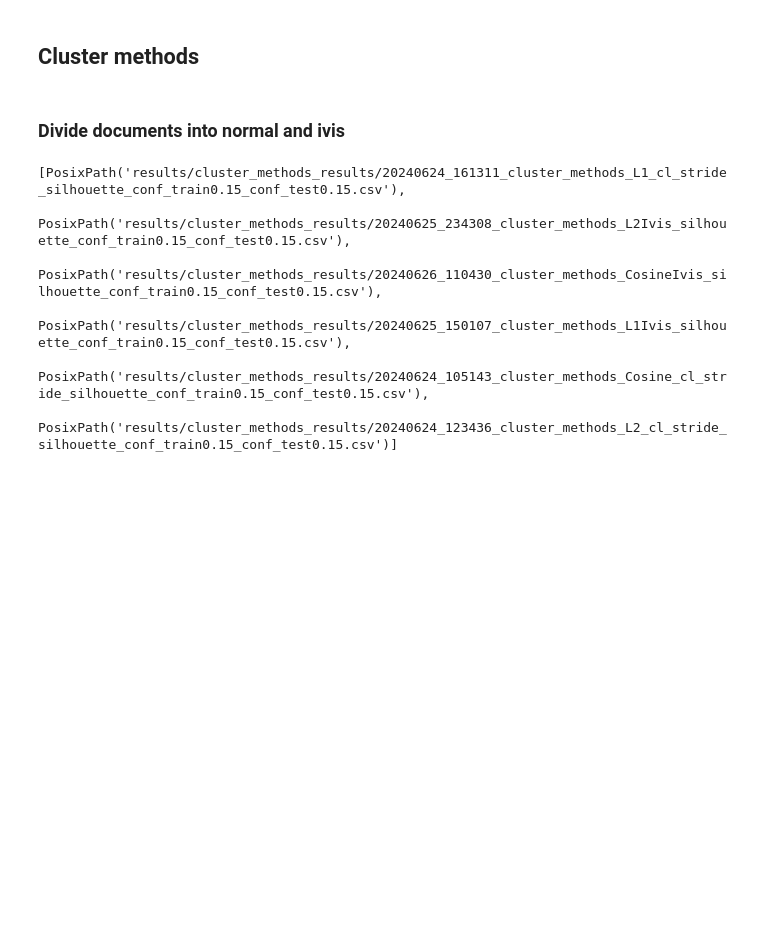
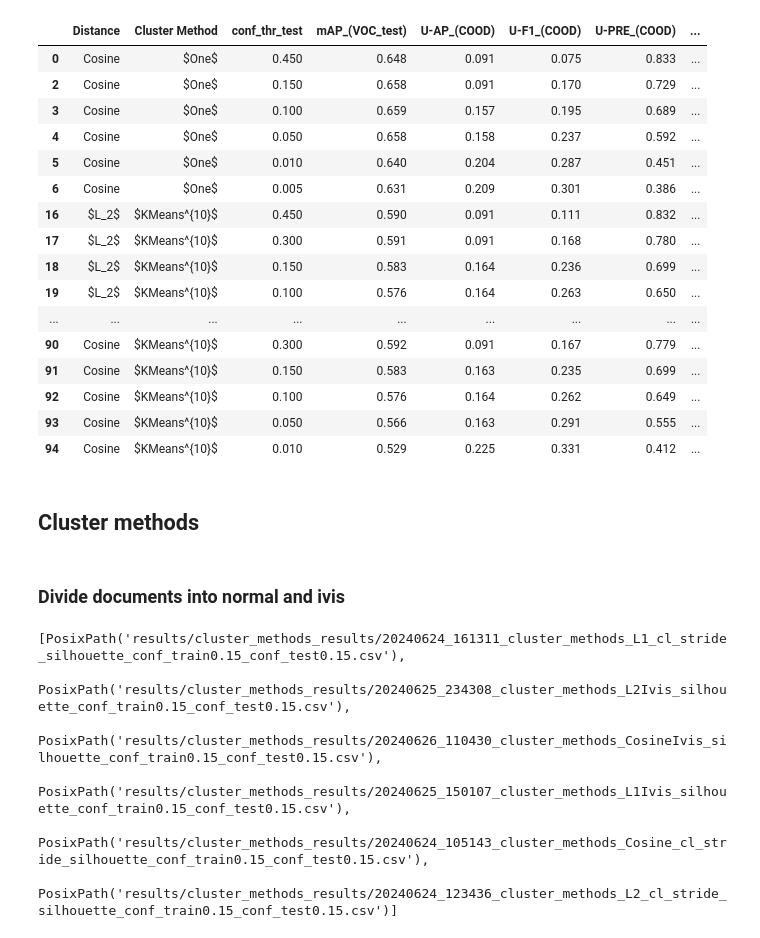
Before and after one commit to aitor-martinez-seras/OoD_in_Object_Detection, a Jupyter notebook: process_results.ipynb, the cells around one changed output. Saved outputs shown, nothing was run; the diff lists cells and outputs as text; code cells hidden in the pictures; blank space fills up the shorter version.

```diff
--- a/process_results.ipynb
+++ b/process_results.ipynb
@@ -167,0 +263,16 @@ def obtain_non_dominated_points_positions(dataframe: pd.DataFrame):
+# %%
+folders_to_consider = [
+    Path("results/cluster_methods"),
+]
+df = convert_list_of_paths_into_df(folders_to_consider)
+df.reset_index(drop=True, inplace=True)
+df_final = format_df(df, columns_to_keep=FINAL_COLUMNS_WITH_CONF_THR)
+
+# Change the column name cluster_method to Cluster Method and Method to Distance
+df_final = df_final.rename(columns={'cluster_method': 'Cluster Method'})
+df_final = df_final.rename(columns={'Method': 'Distance'})
+
+# Prints
+print(df_final['Distance'].unique())
+print(df_final['Cluster method'].unique())
+df_final.tail()
@@ -167,0 +409,22 @@ def obtain_non_dominated_points_positions(dataframe: pd.DataFrame):
+# %%
+# Obtain the SDR results
+folders_to_consider = [
+    Path("results/cluster_methods_SDR")
+]
+df = convert_list_of_paths_into_df(folders_to_consider)
+df.reset_index(drop=True, inplace=True)
+df_final = format_df(df, columns_to_keep=FINAL_COLUMNS_WITH_CONF_THR)
+
+# Change the column name cluster_method to Cluster Method and Method to Distance
+df_final = df_final.rename(columns={'cluster_method': 'Cluster Method'})
+df_final = df_final.rename(columns={'Method': 'Distance'})
+
+# ADD the non-dominated points of cluster_methods. First convert their method and cluster_method to non-dominated
+df_non_dominated_cluster_methods_with_no_name = df_non_dominated_cluster_methods.copy()
+df_non_dominated_cluster_methods_with_no_name['Distance'] = 'Non-dominated'
+df_non_dominated_cluster_methods_with_no_name['Cluster Method'] = 'Non-dominated'
+df_final = pd.concat([df_final, df_non_dominated_cluster_methods_with_no_name]).reset_index(drop=True)
+
+print(df_final['Distance'].unique())
+print(df_final['Cluster Method'].unique())
+df_final.tail()
@@ -168,3 +653,23 @@ def obtain_non_dominated_points_positions(dataframe: pd.DataFrame):
+# %%
+df_non_dominated_cluster_methods
+# %% [output]
+|  | Distance | Cluster Method | conf_thr_test | mAP_(VOC_test) | U-AP_(COOD) | U-F1_(COOD) | U-PRE_(COOD) | ... |
+| 0 | Cosine | $One$ | 0.450 | 0.648 | 0.091 | 0.075 | 0.833 | ... |
+| 2 | Cosine | $One$ | 0.150 | 0.658 | 0.091 | 0.170 | 0.729 | ... |
+| 3 | Cosine | $One$ | 0.100 | 0.659 | 0.157 | 0.195 | 0.689 | ... |
+| 4 | Cosine | $One$ | 0.050 | 0.658 | 0.158 | 0.237 | 0.592 | ... |
+| 5 | Cosine | $One$ | 0.010 | 0.640 | 0.204 | 0.287 | 0.451 | ... |
+| 6 | Cosine | $One$ | 0.005 | 0.631 | 0.209 | 0.301 | 0.386 | ... |
+| 16 | $L_2$ | $KMeans^{10}$ | 0.450 | 0.590 | 0.091 | 0.111 | 0.832 | ... |
+| 17 | $L_2$ | $KMeans^{10}$ | 0.300 | 0.591 | 0.091 | 0.168 | 0.780 | ... |
+| 18 | $L_2$ | $KMeans^{10}$ | 0.150 | 0.583 | 0.164 | 0.236 | 0.699 | ... |
+| 19 | $L_2$ | $KMeans^{10}$ | 0.100 | 0.576 | 0.164 | 0.263 | 0.650 | ... |
+| ... | ... | ... | ... | ... | ... | ... | ... | ... |
+| 90 | Cosine | $KMeans^{10}$ | 0.300 | 0.592 | 0.091 | 0.167 | 0.779 | ... |
+| 91 | Cosine | $KMeans^{10}$ | 0.150 | 0.583 | 0.163 | 0.235 | 0.699 | ... |
+| 92 | Cosine | $KMeans^{10}$ | 0.100 | 0.576 | 0.164 | 0.262 | 0.649 | ... |
+| 93 | Cosine | $KMeans^{10}$ | 0.050 | 0.566 | 0.163 | 0.291 | 0.555 | ... |
+| 94 | Cosine | $KMeans^{10}$ | 0.010 | 0.529 | 0.225 | 0.331 | 0.412 | ... |
 # %% [markdown]
 ## Cluster methods
 # %% [markdown]
```
Also changed, not shown: parts of 22 cells of this notebook, 2 other files.
